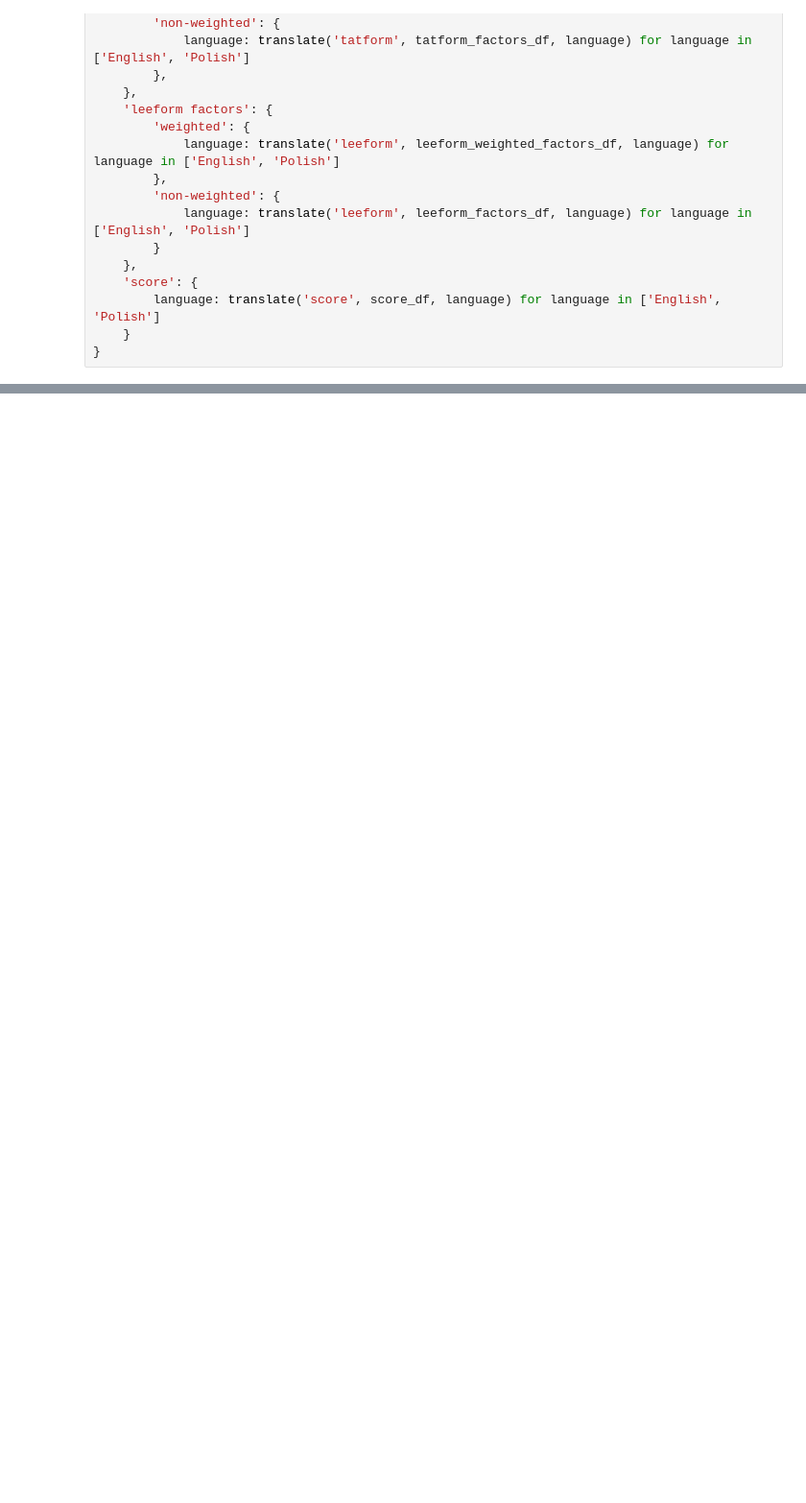
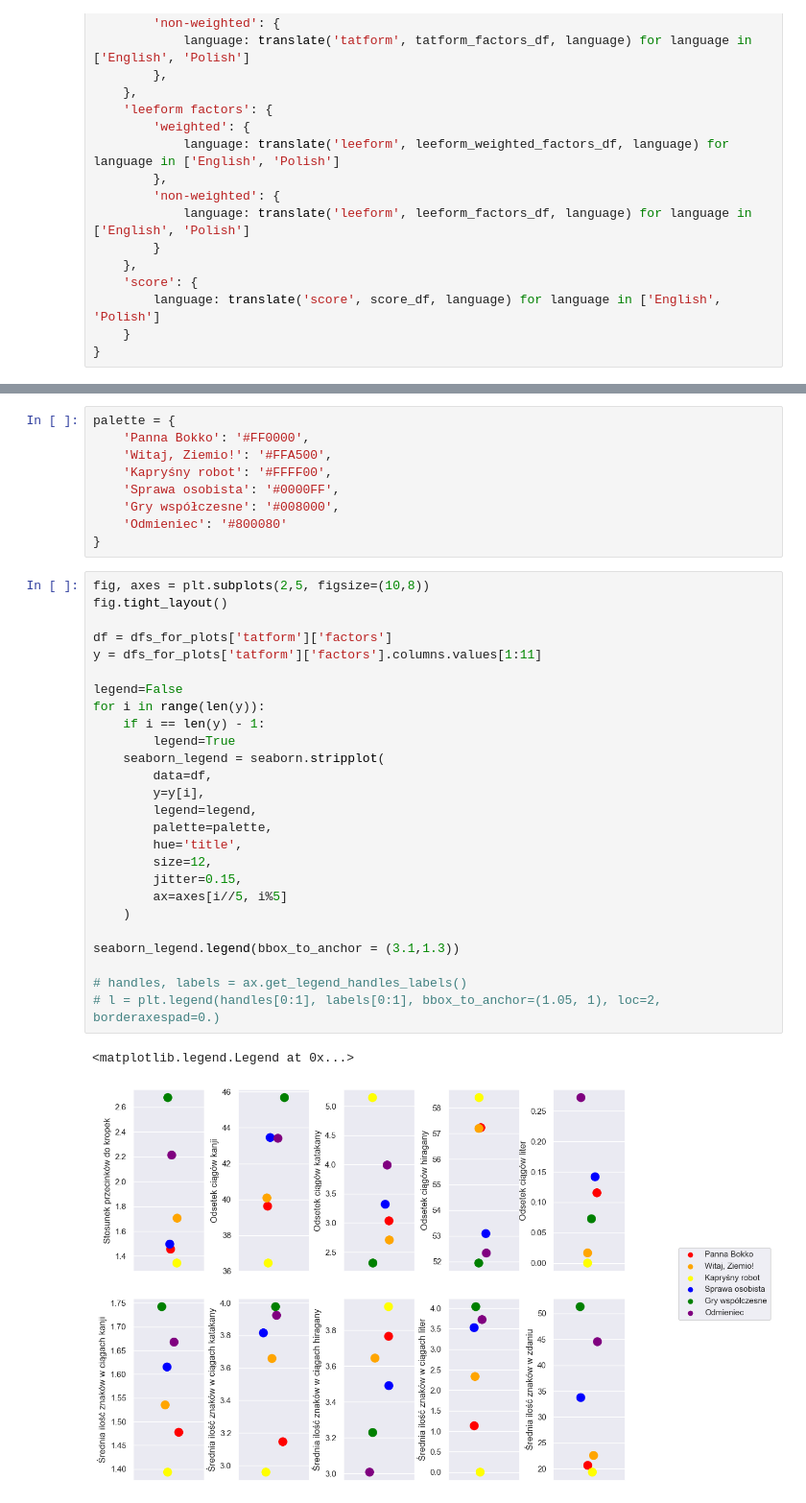
Before and after one commit to Sig00rd/thesis-research, a Jupyter notebook: data & results analysis & presentation.ipynb, the cells around one changed output, grey strips where cells are left out. Shown: that part at 96% size. Drawn from its saved outputs; the diff is of its cells as text; blank space fills up the shorter version.

```diff
--- a/data & results analysis & presentation.ipynb
+++ b/data & results analysis & presentation.ipynb
@@ -265,0 +364,38 @@ dfs['score']['Polish']
+# %%
+palette = {
+    'Panna Bokko': '#FF0000',
+    'Witaj, Ziemio!': '#FFA500',
+    'Kapryśny robot': '#FFFF00',
+    'Sprawa osobista': '#0000FF',
+    'Gry współczesne': '#008000',
+    'Odmieniec': '#800080'
+}
+# %%
+fig, axes = plt.subplots(2,5, figsize=(10,8))
+fig.tight_layout()
+
+df = dfs_for_plots['tatform']['factors']
+y = dfs_for_plots['tatform']['factors'].columns.values[1:11]
+
+legend=False
+for i in range(len(y)):
+    if i == len(y) - 1:
+        legend=True
+    seaborn_legend = seaborn.stripplot(
+        data=df,
+        y=y[i],
+        legend=legend,
+        palette=palette,
+        hue='title',
+        size=12,
+        jitter=0.15,
+        ax=axes[i//5, i%5]
+    )
+
+seaborn_legend.legend(bbox_to_anchor = (3.1,1.3))
+
+# handles, labels = ax.get_legend_handles_labels()
+# l = plt.legend(handles[0:1], labels[0:1], bbox_to_anchor=(1.05, 1), loc=2, borderaxespad=0.)
+# %% [output]
+<matplotlib.legend.Legend at 0x...>
+[figure, added]
```
Also changed, not shown: parts of 26 cells of this notebook, 15 other files.
